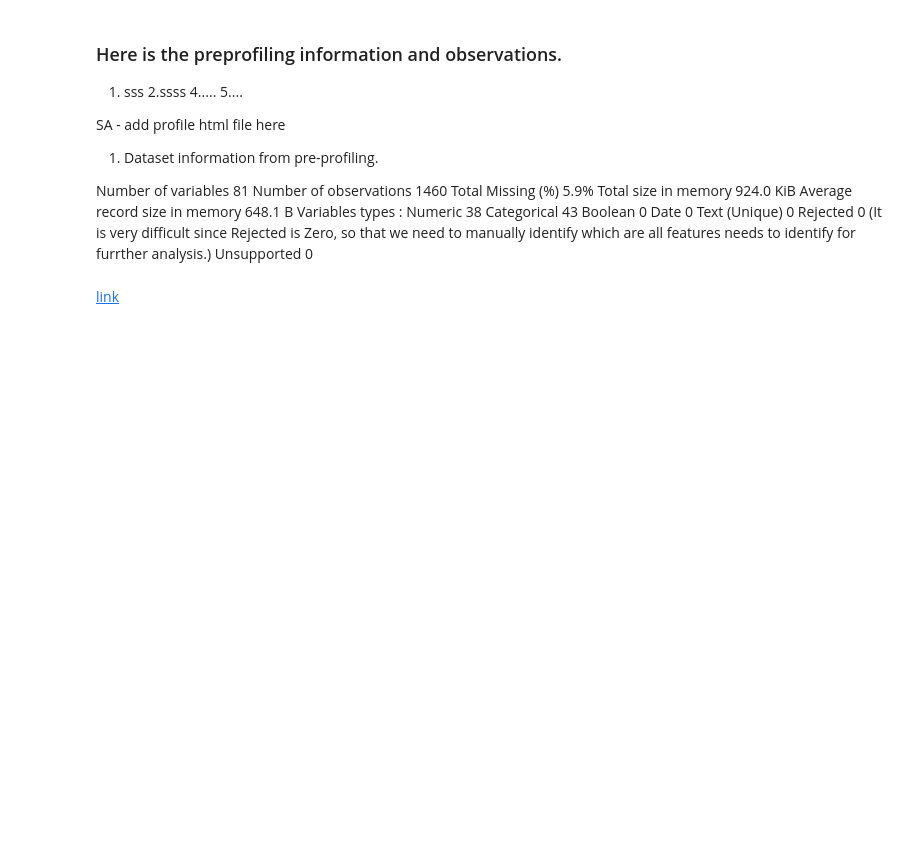
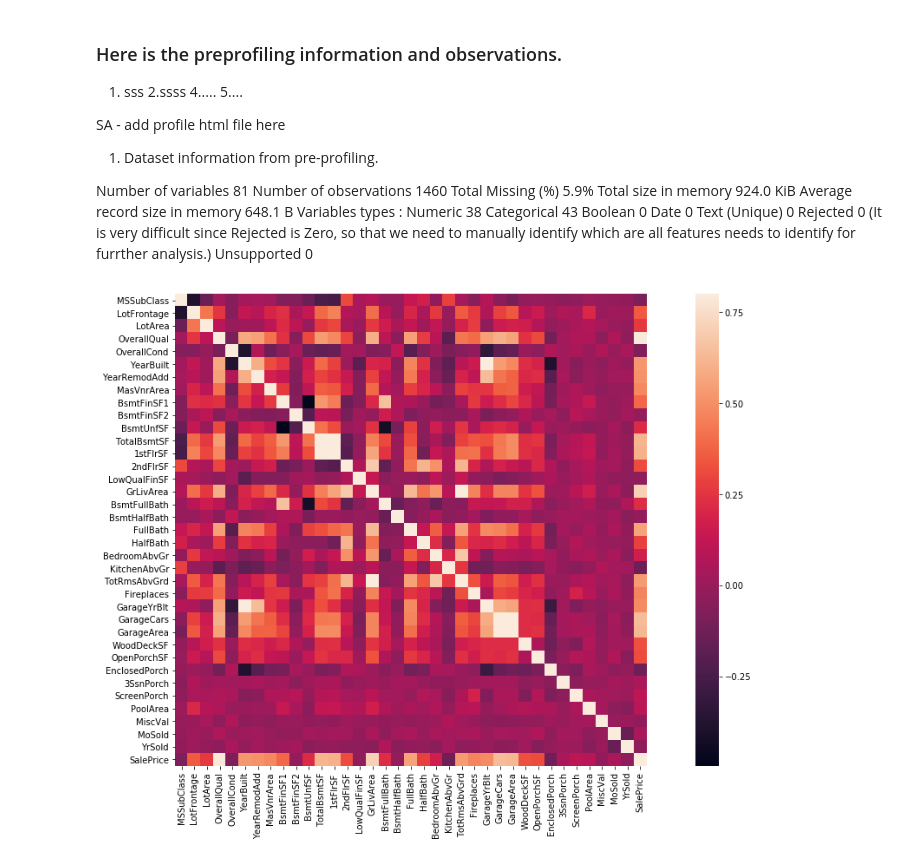
Before and after one commit to SudhakarAnemu/AI-DS-ML-DL-, a Jupyter notebook: ML/jsHousingPractice.ipynb, the cells around one changed output. Saved outputs shown, nothing was run; the diff lists cells and outputs as text; code cells hidden in the pictures; blank space fills up the shorter version.

```diff
--- a/ML/jsHousingPractice.ipynb
+++ b/ML/jsHousingPractice.ipynb
@@ -231,8 +231,8 @@ Date	0
 Text (Unique)	0
 Rejected	0 (It is very difficult since Rejected is Zero, so that we need to manually identify which are all features needs to identify for furrther analysis.)
 Unsupported	0
-# %%
-from IPython.core.display import HTML
-HTML('<a href="https://drive.google.com/file/d/1VR6tUlz-zLo4lLMOqxCsyKQLgxACW7Al/view?usp=sharing">link</a>')
-# %% [output]
-link
+# %%
+f, ax = plt.subplots(figsize=(20, 10))
+sns.heatmap(df.corr(), vmax=.8, square=True);
+# %% [output]
+[figure, added]
```
Also changed, not shown: parts of 8 cells of this notebook.
